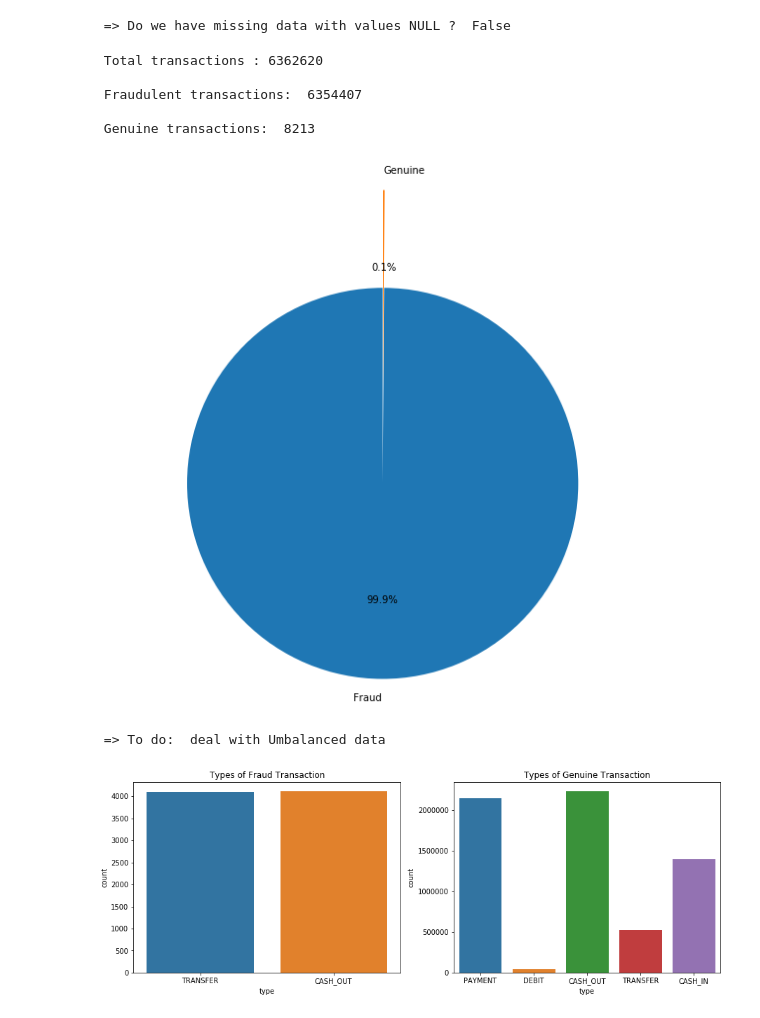
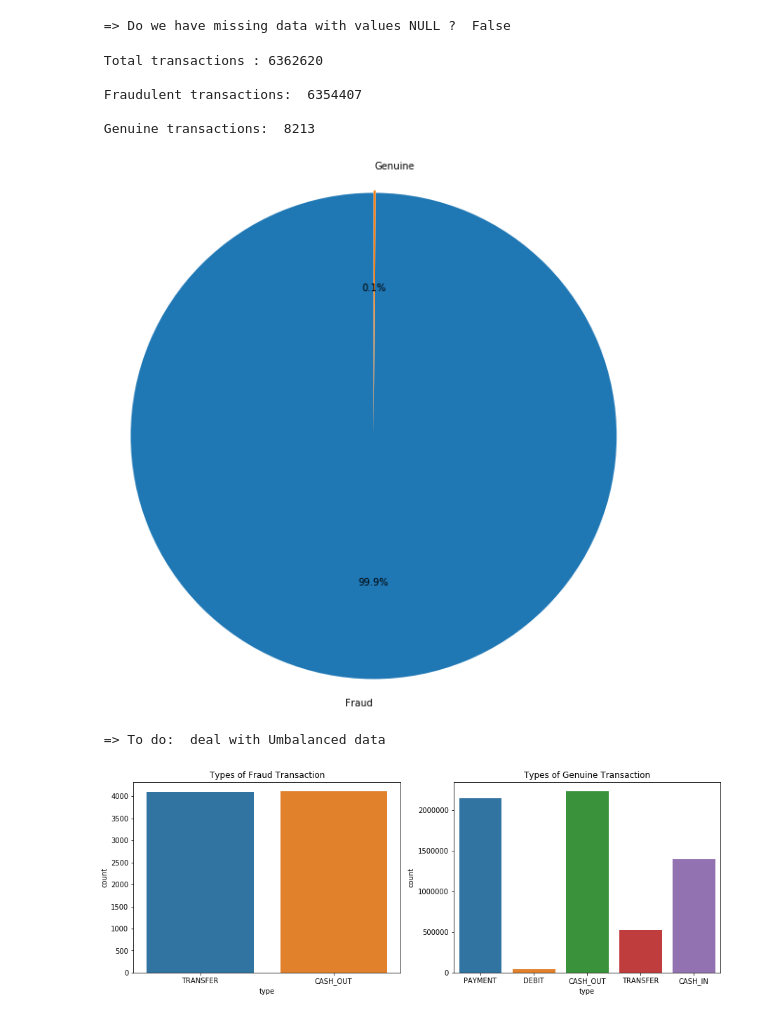
Before and after one commit to SouadOO/ML_Fraud_Transactions, a Jupyter notebook: 1_DataCleaning/AnalyseData.ipynb, the cells around one changed output. Drawn from its saved outputs; the diff is of its cells as text; code cells hidden in the pictures.

```diff
--- a/1_ExploritoryDataAnalysis/AnalyseData.ipynb
+++ b/1_DataCleaning/AnalyseData.ipynb
@@ -51,30 +51,30 @@ print('\n => Do we have missing data with values NULL ? ',df.isnull().values.any
 # %%
 ####################################### FEATURES DESCRIPTION ####################################################
 #-------------------------------------------- IsFRAUD----------------------------------
 
 #How many transcation are fraudulent?
 
 t_size=len(df)
 f_size=len(df.loc[(df.isFraud == 0)])
 g_size=len(df.loc[(df.isFraud == 1)])
 
 print ('\n Total transactions :',t_size)
 print ('\n Fraudulent transactions: ',f_size)
 print ('\n Genuine transactions: ', g_size)
 
 f, ax = plt.subplots(figsize=(10,10))
-ax.pie([f_size,g_size], explode=(0.5, 0), labels=['Fraud', 'Genuine'], autopct='%1.1f%%', startangle=90)
+ax.pie([f_size,g_size], explode=(0.01, 0), labels=['Fraud', 'Genuine'], autopct='%1.1f%%', startangle=90)
 ax.axis('equal')  # Equal aspect ratio ensures that pie is drawn as a circle.
 plt.show()
 
 print ('\n => To do:  deal with Umbalanced data  ')
 # %% [output]
  Total transactions : 6362620
 
  Fraudulent transactions:  6354407
 
  Genuine transactions:  8213
-[figure, old version]
+[figure, new version]
  => To do:  deal with Umbalanced data
 # %%
 ####################################### FEATURES DESCRIPTION ####################################################
```
Also changed, not shown: parts of 6 cells of this notebook, 12 other files.
